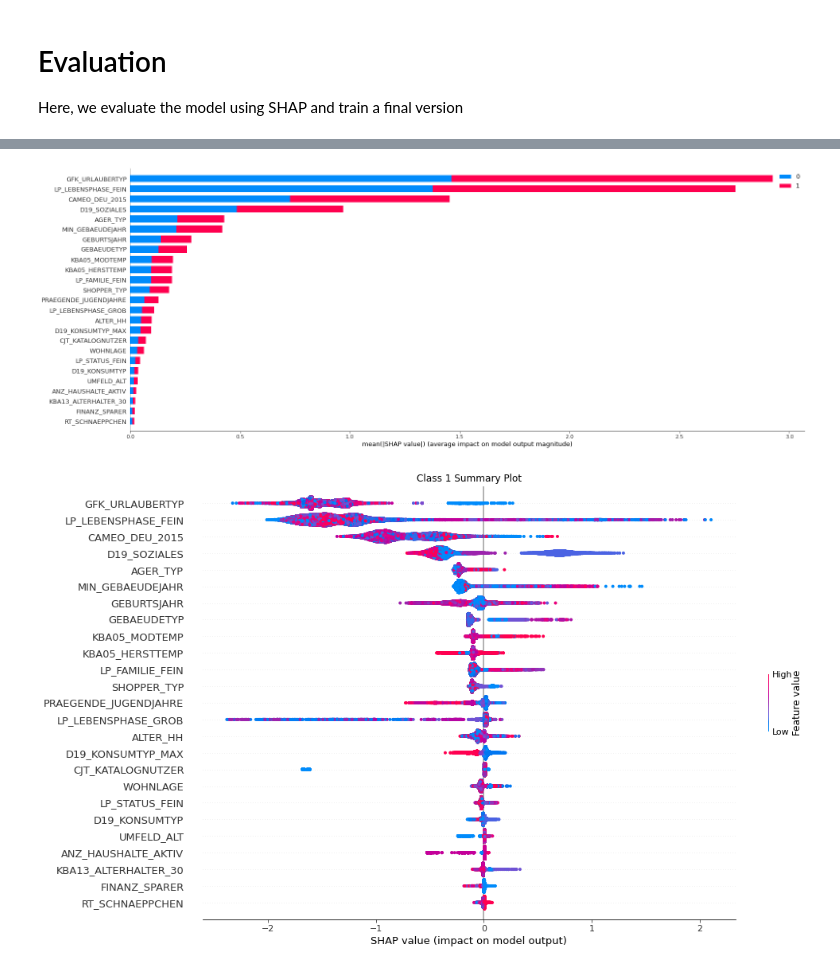
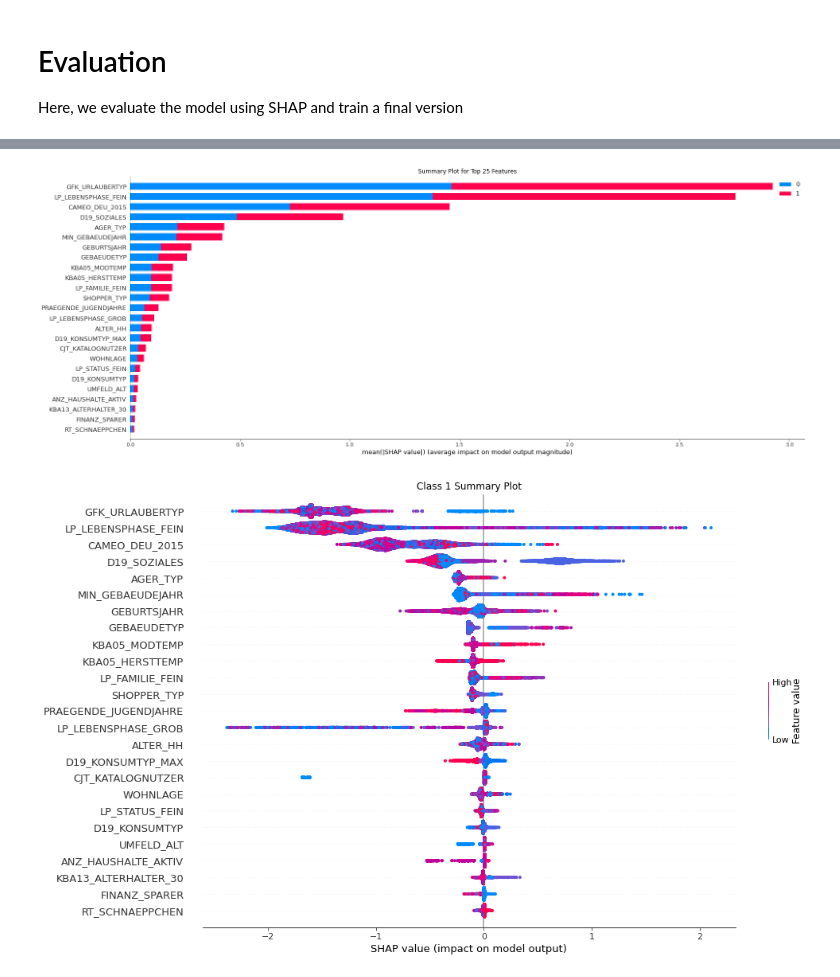
Before and after one commit to Mbugz1000/Customer-Segmentation-Report-for-Arvato-Financial-Services, a Jupyter notebook: src/Supervised Learning Model.ipynb, the cells around one changed output, grey strips where cells are left out. Drawn from its saved outputs; the diff is of its cells as text; code cells hidden in the pictures.

Commit message:
Progress: - Added images used in the blog - Added Profile Reports to teh Repo - Updated Final 2 notebooks. - Removed 3 backup notebooks that are not necessary - Updated the HTML versions of Notebook

```diff
--- a/src/Supervised Learning Model.ipynb
+++ b/src/Supervised Learning Model.ipynb
@@ -404,12 +424,3 @@ Here, we evaluate the model using SHAP and train a final version
 # %%
 with open(processed_dir + 'grid_search_results_dict.pkl', mode='rb') as fp:
     grid_search_output_dict = cPickle.load(fp)
-# %%
-train_dataset_df_, test_dataset_s_, all_columns, categ_features = create_input_dataset(embeddings_bool=False)
-X_train, X_test, y_train, y_test = train_test_split(train_dataset_df_, test_dataset_s_, test_size=0.2, random_state=42)
-# X_train, y_train = SMOTE(k_neighbors=100, random_state=42).fit_resample(X_train, y_train)
-# %%
-%%time
-# Explain Model using Shap
-explainer = shap.TreeExplainer(grid_search_output_dict[False, 'normal'].best_estimator_['clf'])
-shap_values = explainer.shap_values(X_train)
@@ -418,0 +427,18 @@ LightGBM binary classifier with TreeExplainer shap values output has changed to
+# %%
+def evaluate_with_shap(grid_search_obj, **kwargs):
+    """
+    This method evaluates a trained model using SHAP
+
+    :param grid_search_obj:
+    :return: shap explainer, Shapley Values, X_train dataset and list of Columns in X_train
+    """
+    train_dataset_df_, test_dataset_s_, all_columns, categ_features = create_input_dataset(embeddings_bool=False, **kwargs)
+    X_train, X_test, y_train, y_test = train_test_split(train_dataset_df_, test_dataset_s_, test_size=0.2, random_state=42)
+
+    explainer = shap.TreeExplainer(grid_search_obj.best_estimator_['clf'])
+    shap_values = explainer.shap_values(X_train)
+
+    return explainer, shap_values, X_train, all_columns
+# %%
+%%time
+explainer, shap_values, X_train, all_columns = evaluate_with_shap(grid_search_output_dict[False, 'normal'])
@@ -419,8 +447,11 @@ LightGBM binary classifier with TreeExplainer shap values output has changed to
 # %%
 # Plot Summary Plot
-shap.summary_plot(shap_values, X_train, class_names=np.arange(0,2), plot_type='bar', max_display=25, plot_size=(25, 10), feature_names=all_columns)
+fig, axes = plt.subplots(1,1)
+shap.summary_plot(shap_values, X_train, class_names=np.arange(0,2), show=False, plot_type='bar', max_display=25, plot_size=(25, 10), feature_names=all_columns)
+axes.set_title(f"Summary Plot for Top 25 Features")
+plt.show()
 # %% [output]
-[figure, old version]
+[figure, new version]
 # %%
 # Plot Summary Plot
 def plot_cluster_summary_plot(cluster_no, no_of_features=5, plot_type='bar', shap_values=shap_values, X_train=X_train, all_columns=all_columns, plot_size=(10, 5)):
```
Also changed, not shown: parts of 11 cells of this notebook, 29 other files.
